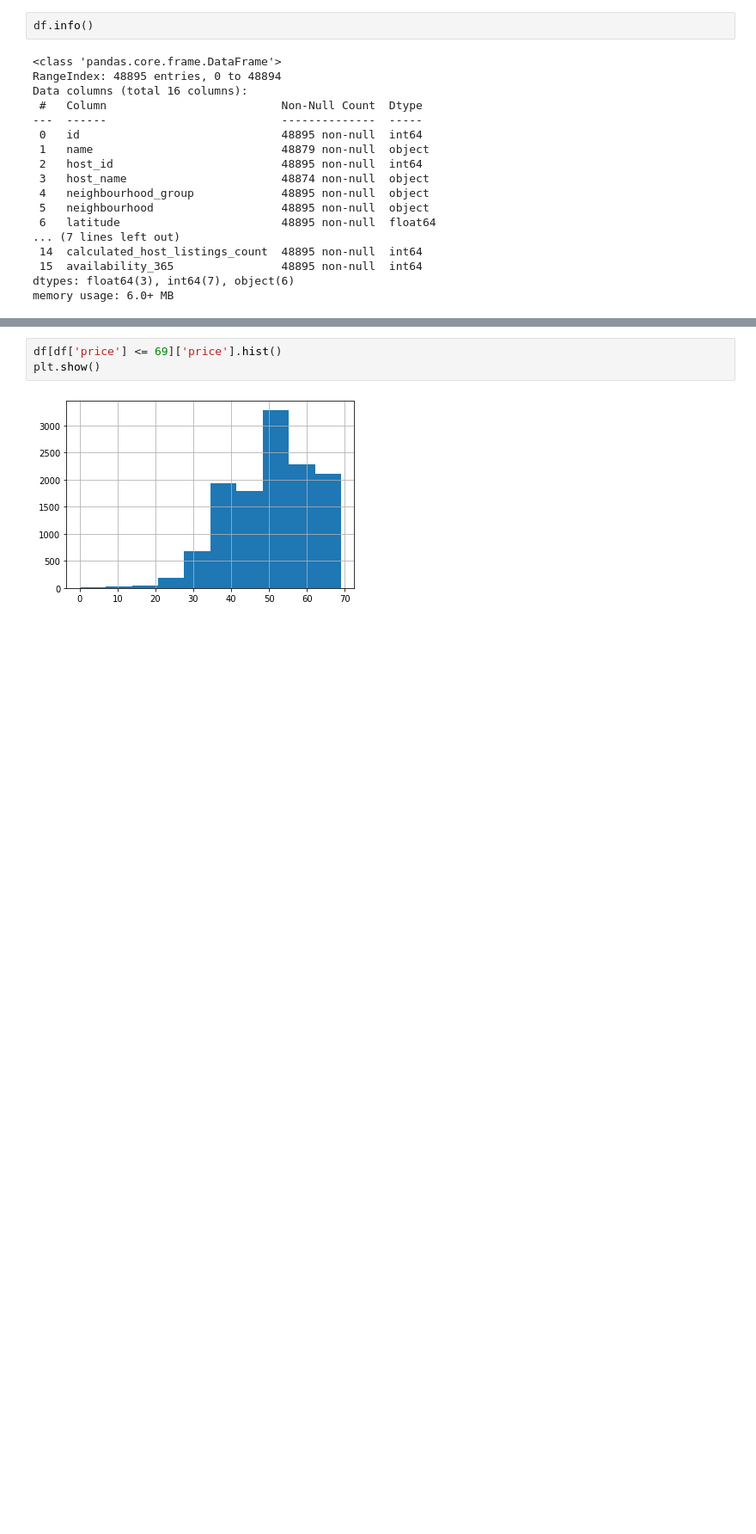
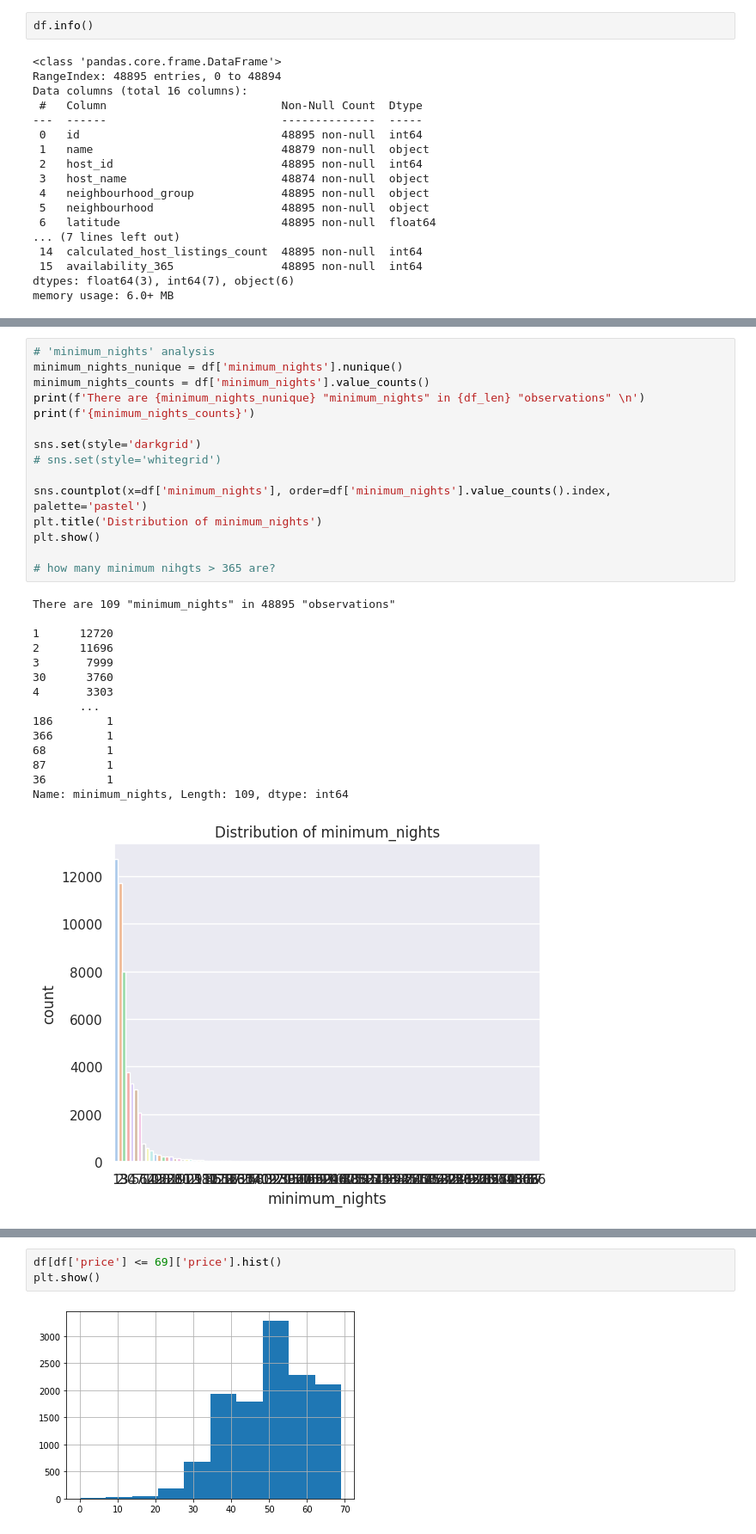
Before and after one commit to jgayosof/11.exploratory-data-analysis-proyect-tutorial, a Jupyter notebook: src/explore.ipynb, the cells around one changed output, grey strips where cells are left out. Shown at 86% size. Cells and saved outputs as stored; diff of their text form; blank space fills up the shorter version.

```diff
--- a/src/explore.ipynb
+++ b/src/explore.ipynb
@@ -149,0 +217,31 @@ df.describe()
+# %%
+# 'minimum_nights' analysis
+minimum_nights_nunique = df['minimum_nights'].nunique()
+minimum_nights_counts = df['minimum_nights'].value_counts()
+print(f'There are {minimum_nights_nunique} "minimum_nights" in {df_len} "observations" \n')
+print(f'{minimum_nights_counts}')
+
+sns.set(style='darkgrid')
+# sns.set(style='whitegrid')
+
+sns.countplot(x=df['minimum_nights'], order=df['minimum_nights'].value_counts().index, palette='pastel')
+plt.title('Distribution of minimum_nights')
+plt.show()
+
+# how many minimum nihgts > 365 are?
+# %% [output]
+There are 109 "minimum_nights" in 48895 "observations"
+
+1      12720
+2      11696
+3       7999
+30      3760
+4       3303
+       ...
+186        1
+366        1
+68         1
+87         1
+36         1
+Name: minimum_nights, Length: 109, dtype: int64
+[figure, added]
```
Also changed, not shown: parts of 26 cells of this notebook, 1 other file.
